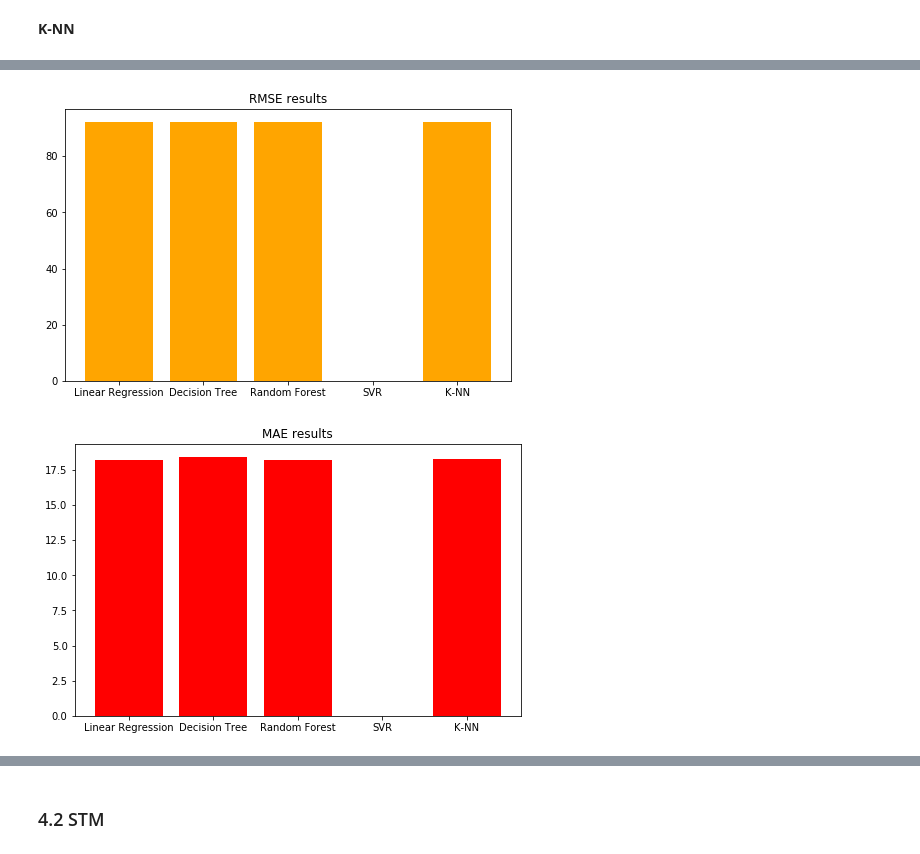
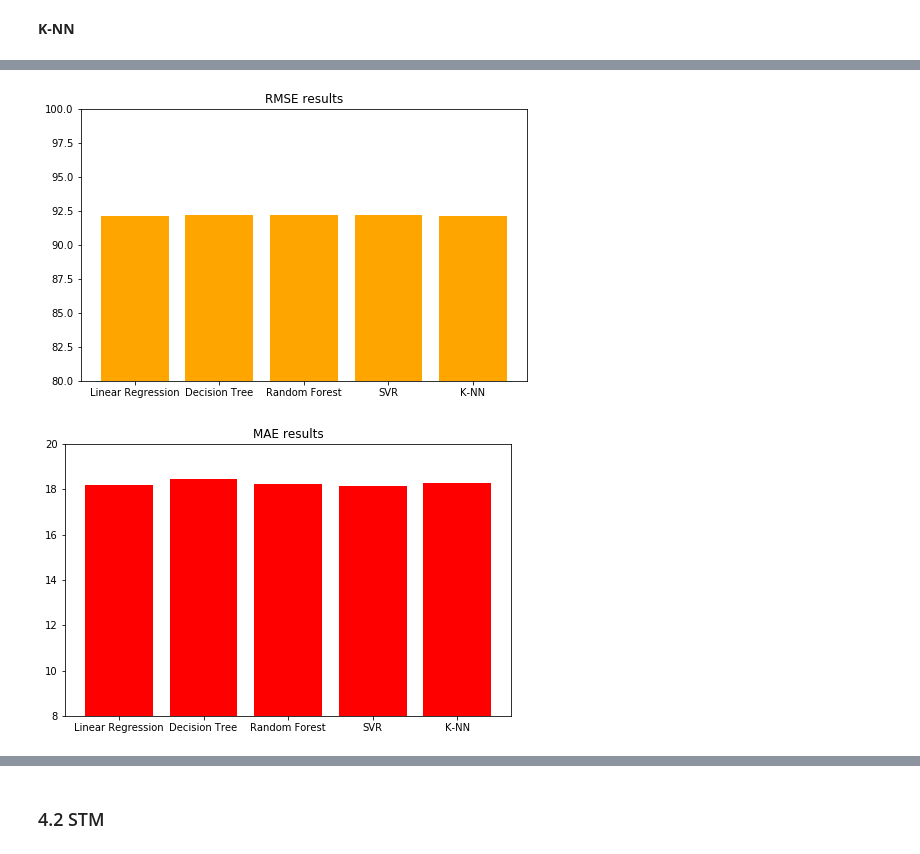
Before and after one commit to andrea7imo/DataSpacesThesis, a Jupyter notebook: DataSpacesThesis.ipynb, the cells around one changed output, grey strips where cells are left out. Drawn from its saved outputs; the diff is of its cells as text; code cells hidden in the pictures.

```diff
--- a/DataSpacesThesis.ipynb
+++ b/DataSpacesThesis.ipynb
@@ -709,10 +734,10 @@ Train results:
 # %%
 # result with PCA
-RMSEs = [lr_pca_RMSE_STFWI, dt_pca_RMSE_STFWI, rf_pca_RMSE_STFWI, 0, knn_pca_RMSE_STFWI]
-MAEs = [lr_pca_MAE_STFWI, dt_pca_MAE_STFWI, rf_pca_MAE_STFWI, 0, knn_pca_MAE_STFWI]
+RMSEs = [lr_pca_RMSE_STFWI, dt_pca_RMSE_STFWI, rf_pca_RMSE_STFWI, svr_pca_RMSE_STFWI, knn_pca_RMSE_STFWI]
+MAEs = [lr_pca_MAE_STFWI, dt_pca_MAE_STFWI, rf_pca_MAE_STFWI, svr_pca_MAE_STFWI, knn_pca_MAE_STFWI]
 plotResult(RMSEs, MAEs)
 # %% [output]
-[figure, old version]
+[figure, new version]
-[figure, old version]
+[figure, new version]
 # %%
 # result
```
Also changed, not shown: parts of 37 cells of this notebook.
